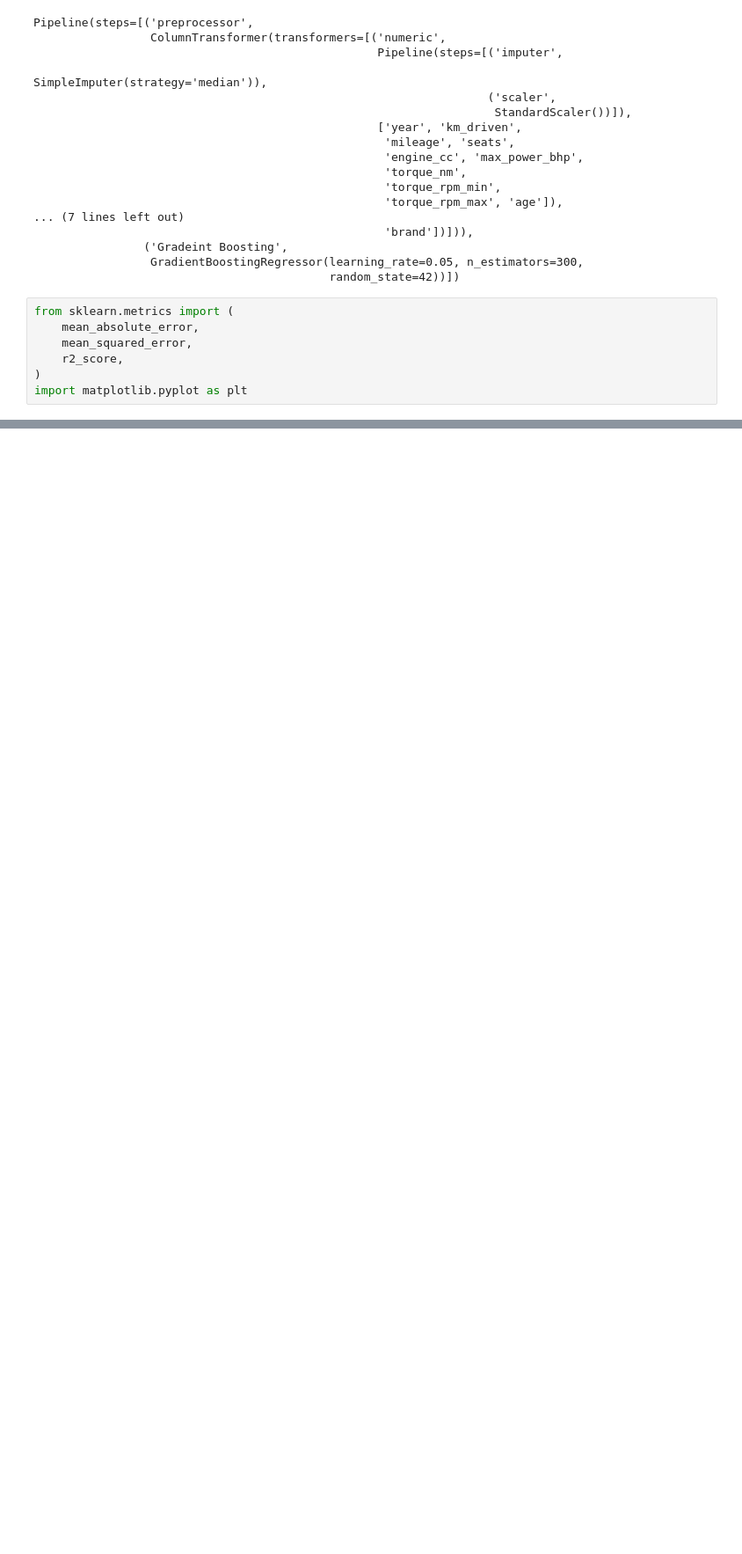
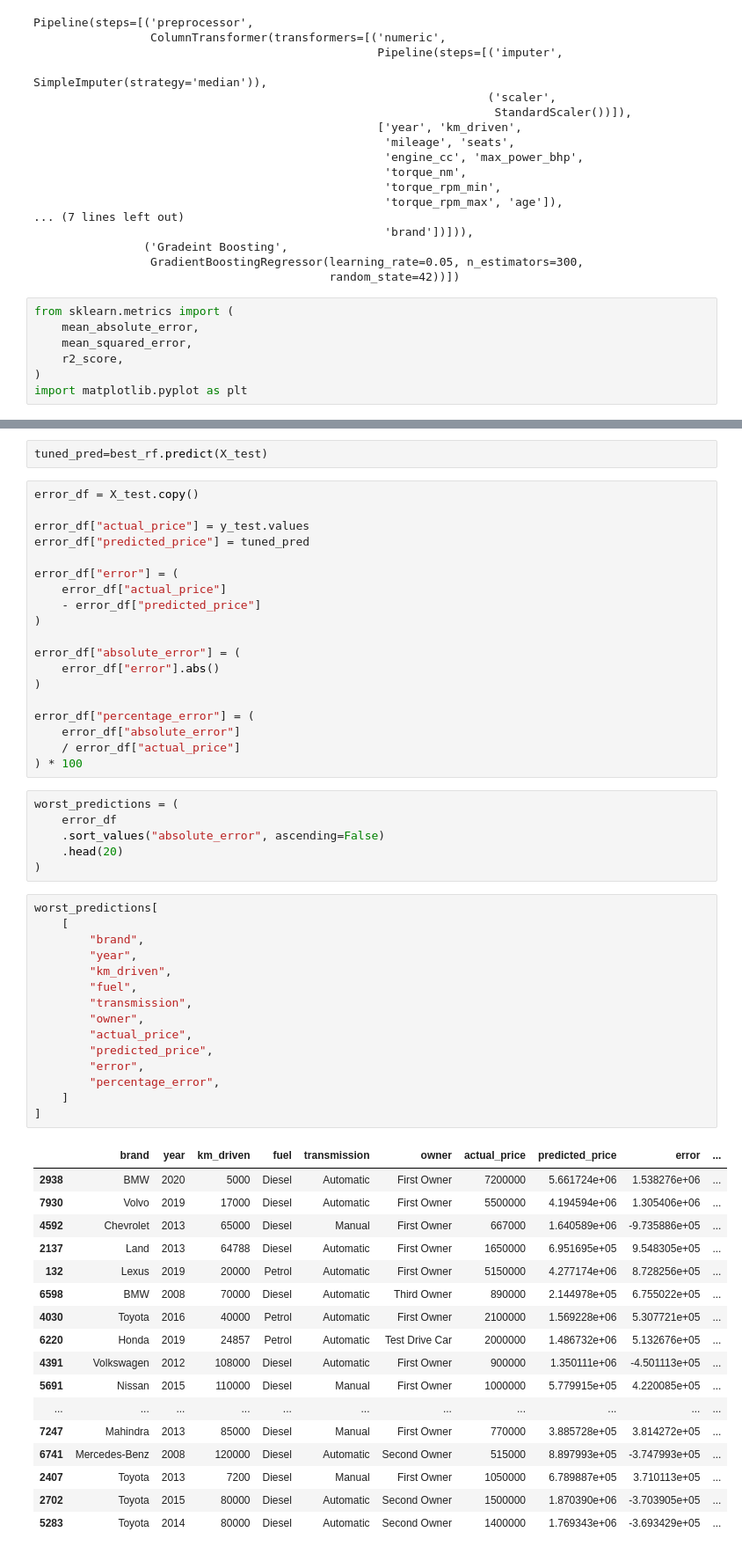
Before and after one commit to Saadwarraich7223/used-car-price-prediction, a Jupyter notebook: notebooks/04_preprocessing.ipynb, the cells around one changed output, grey strips where cells are left out. Shown at 88% size. Cells and saved outputs as stored; diff of their text form; blank space fills up the shorter version.

```diff
--- a/notebooks/04_preprocessing.ipynb
+++ b/notebooks/04_preprocessing.ipynb
@@ -434,3 +478,63 @@ min     -9.593615e+05
 max      1.565211e+06
 Name: selling_price, dtype: float64
 [figure]
+# %%
+tuned_pred=best_rf.predict(X_test)
+# %%
+error_df = X_test.copy()
+
+error_df["actual_price"] = y_test.values
+error_df["predicted_price"] = tuned_pred
+
+error_df["error"] = (
+    error_df["actual_price"]
+    - error_df["predicted_price"]
+)
+
+error_df["absolute_error"] = (
+    error_df["error"].abs()
+)
+
+error_df["percentage_error"] = (
+    error_df["absolute_error"]
+    / error_df["actual_price"]
+) * 100
+# %%
+worst_predictions = (
+    error_df
+    .sort_values("absolute_error", ascending=False)
+    .head(20)
+)
+# %%
+worst_predictions[
+    [
+        "brand",
+        "year",
+        "km_driven",
+        "fuel",
+        "transmission",
+        "owner",
+        "actual_price",
+        "predicted_price",
+        "error",
+        "percentage_error",
+    ]
+]
+# %% [output]
+|  | brand | year | km_driven | fuel | transmission | owner | actual_price | predicted_price | error | ... |
+| 2938 | BMW | 2020 | 5000 | Diesel | Automatic | First Owner | 7200000 | 5.661724e+06 | 1.538276e+06 | ... |
+| 7930 | Volvo | 2019 | 17000 | Diesel | Automatic | First Owner | 5500000 | 4.194594e+06 | 1.305406e+06 | ... |
+| 4592 | Chevrolet | 2013 | 65000 | Diesel | Manual | First Owner | 667000 | 1.640589e+06 | -9.735886e+05 | ... |
+| 2137 | Land | 2013 | 64788 | Diesel | Automatic | First Owner | 1650000 | 6.951695e+05 | 9.548305e+05 | ... |
+| 132 | Lexus | 2019 | 20000 | Petrol | Automatic | First Owner | 5150000 | 4.277174e+06 | 8.728256e+05 | ... |
+| 6598 | BMW | 2008 | 70000 | Diesel | Automatic | Third Owner | 890000 | 2.144978e+05 | 6.755022e+05 | ... |
+| 4030 | Toyota | 2016 | 40000 | Petrol | Automatic | First Owner | 2100000 | 1.569228e+06 | 5.307721e+05 | ... |
+| 6220 | Honda | 2019 | 24857 | Petrol | Automatic | Test Drive Car | 2000000 | 1.486732e+06 | 5.132676e+05 | ... |
+| 4391 | Volkswagen | 2012 | 108000 | Diesel | Automatic | First Owner | 900000 | 1.350111e+06 | -4.501113e+05 | ... |
+| 5691 | Nissan | 2015 | 110000 | Diesel | Manual | First Owner | 1000000 | 5.779915e+05 | 4.220085e+05 | ... |
+| ... | ... | ... | ... | ... | ... | ... | ... | ... | ... | ... |
+| 7247 | Mahindra | 2013 | 85000 | Diesel | Manual | First Owner | 770000 | 3.885728e+05 | 3.814272e+05 | ... |
+| 6741 | Mercedes-Benz | 2008 | 120000 | Diesel | Automatic | Second Owner | 515000 | 8.897993e+05 | -3.747993e+05 | ... |
+| 2407 | Toyota | 2013 | 7200 | Diesel | Manual | First Owner | 1050000 | 6.789887e+05 | 3.710113e+05 | ... |
+| 2702 | Toyota | 2015 | 80000 | Diesel | Automatic | Second Owner | 1500000 | 1.870390e+06 | -3.703905e+05 | ... |
+| 5283 | Toyota | 2014 | 80000 | Diesel | Automatic | Second Owner | 1400000 | 1.769343e+06 | -3.693429e+05 | ... |
```
Also changed, not shown: parts of 14 cells of this notebook, 1 other file.
